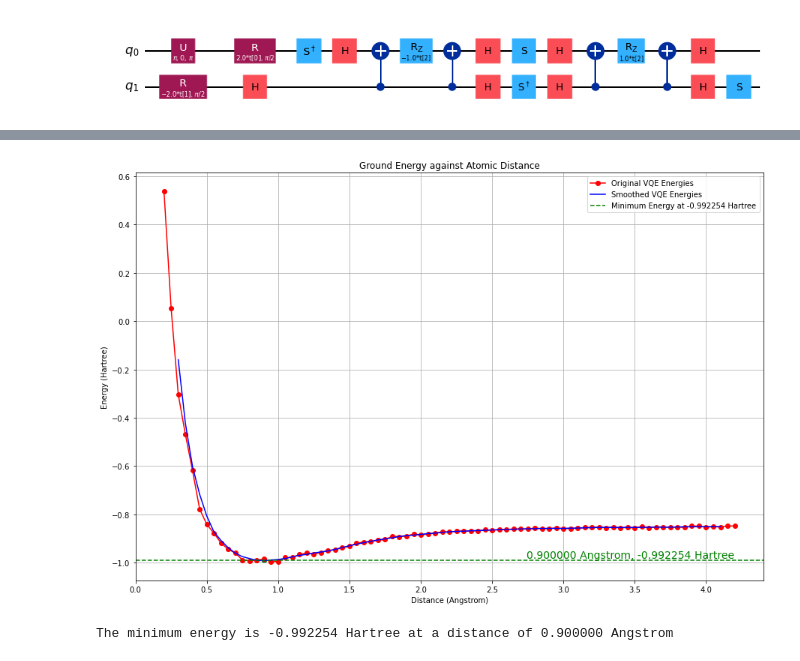
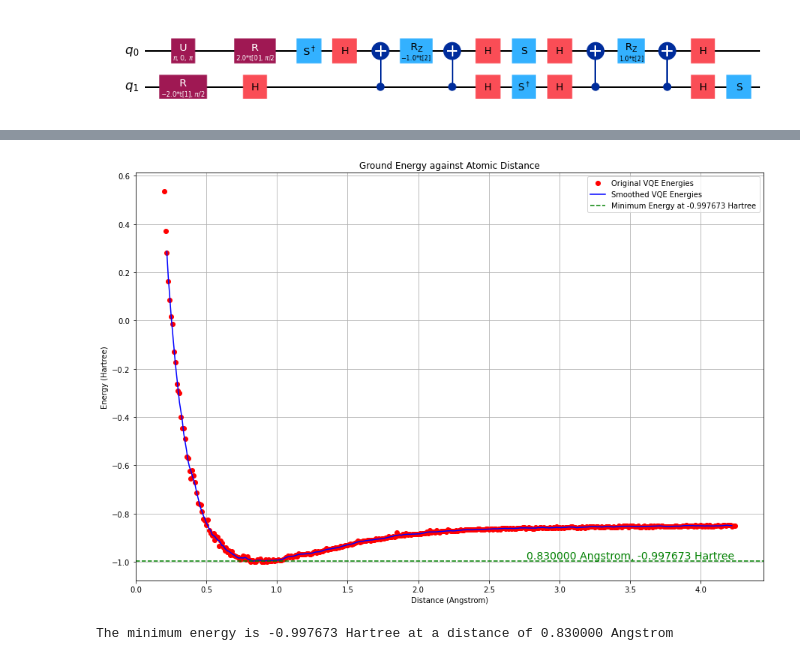
Before and after one commit to TheTrustyPwo/Hydrogen, a Jupyter notebook: hydrogen.ipynb, the cells around one changed output, grey strips where cells are left out. Saved outputs shown, nothing was run; the diff lists cells and outputs as text; code cells hidden in the pictures.

```diff
--- a/hydrogen.ipynb
+++ b/hydrogen.ipynb
@@ -135,6 +135,6 @@ Percentage Error: -15.3983%
 # %%
 # distances = np.hstack((np.arange(0.2, 1.55, 0.05), np.arange(1.75, 4.25, 0.25)))
-distances = np.arange(0.2, 4.25, 0.05)
+distances = np.arange(0.2, 4.25, 0.01)
 vqe_energies = []
 
 for distance in tqdm(distances, desc="Calculating energies"):
@@ -158,33 +158,33 @@ vqe_energies = np.array(vqe_energies)
 
 # Apply convolution to smooth the energies
 smoothed_energies = np.convolve(vqe_energies, kernel, mode='valid')
 
 # Adjust distances to match the length of the smoothed energies
 adjusted_distances = distances[(kernel_size-1)//2:-(kernel_size-1)//2] if kernel_size % 2 != 0 else distances[(kernel_size)//2:-(kernel_size)//2]
 
 # Find the minimum energy and corresponding distance
 min_energy = smoothed_energies.min()
 min_energy_distance = adjusted_distances[smoothed_energies.argmin()]
 
 # Plot the original and smoothed energies
 plt.figure(figsize=(15, 10))
-plt.plot(distances, vqe_energies, 'o-', label='Original VQE Energies', color='red')
+plt.plot(distances, vqe_energies, 'o', label='Original VQE Energies', color='red')
 plt.plot(adjusted_distances, smoothed_energies, '-', label='Smoothed VQE Energies', color='blue')
 
 # Draw a horizontal line at the minimum energy point
 plt.axhline(min_energy, color='green', linestyle='--', label=f'Minimum Energy at {min_energy:.6f} Hartree')
 plt.scatter(min_energy_distance, min_energy, color='green')  # Mark the minimum point
 plt.text(distances[-1], min_energy, f'{min_energy_distance:.6f} Angstrom, {min_energy:.6f} Hartree', color='green', fontsize=14, ha='right', va='bottom')
 
 
 plt.xlabel('Distance (Angstrom)')
 plt.ylabel('Energy (Hartree)')
 plt.title('Ground Energy against Atomic Distance')
 plt.legend()
 plt.grid(True)
 plt.show()
 
 print(f"The minimum energy is {min_energy:.6f} Hartree at a distance of {min_energy_distance:.6f} Angstrom")
 # %% [output]
-[figure, old version]
+[figure, new version]
-The minimum energy is -0.992254 Hartree at a distance of 0.900000 Angstrom
+The minimum energy is -0.997673 Hartree at a distance of 0.830000 Angstrom
```
Also changed, not shown: parts of 2 cells of this notebook, 1 other file.
